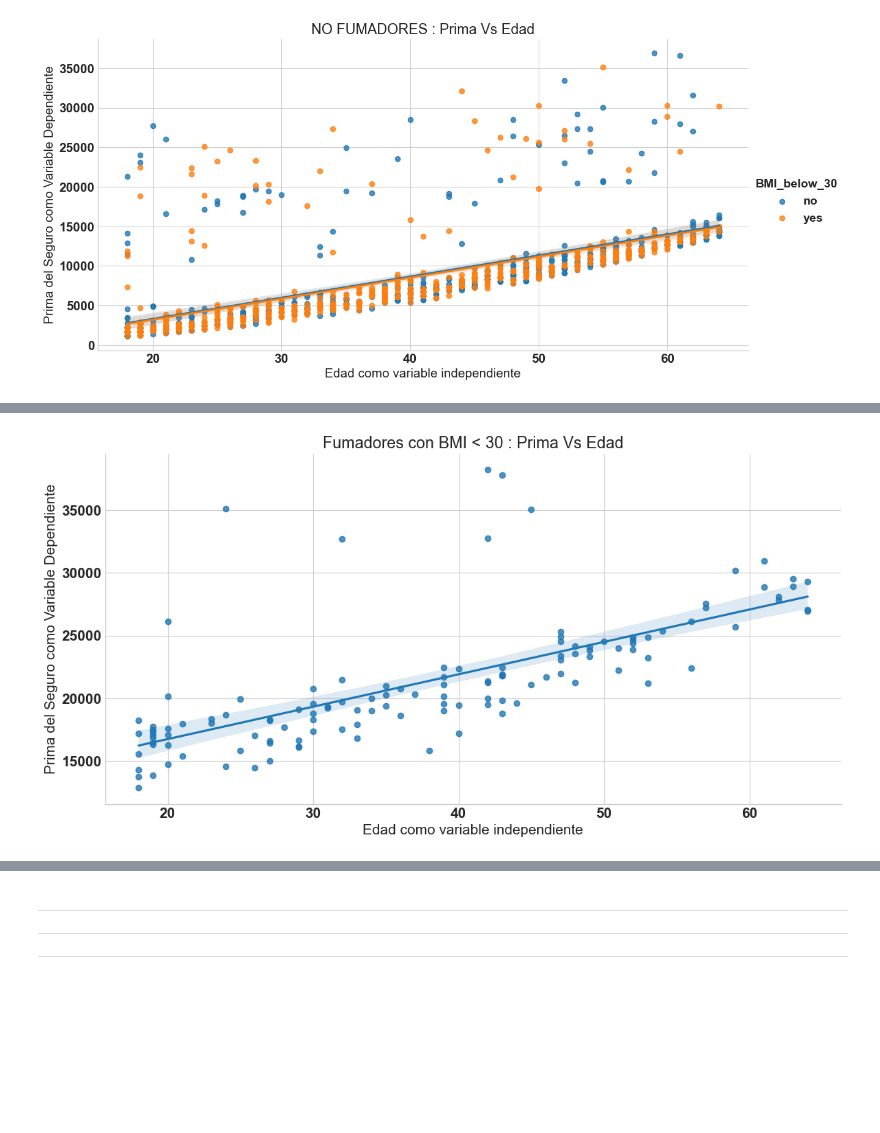
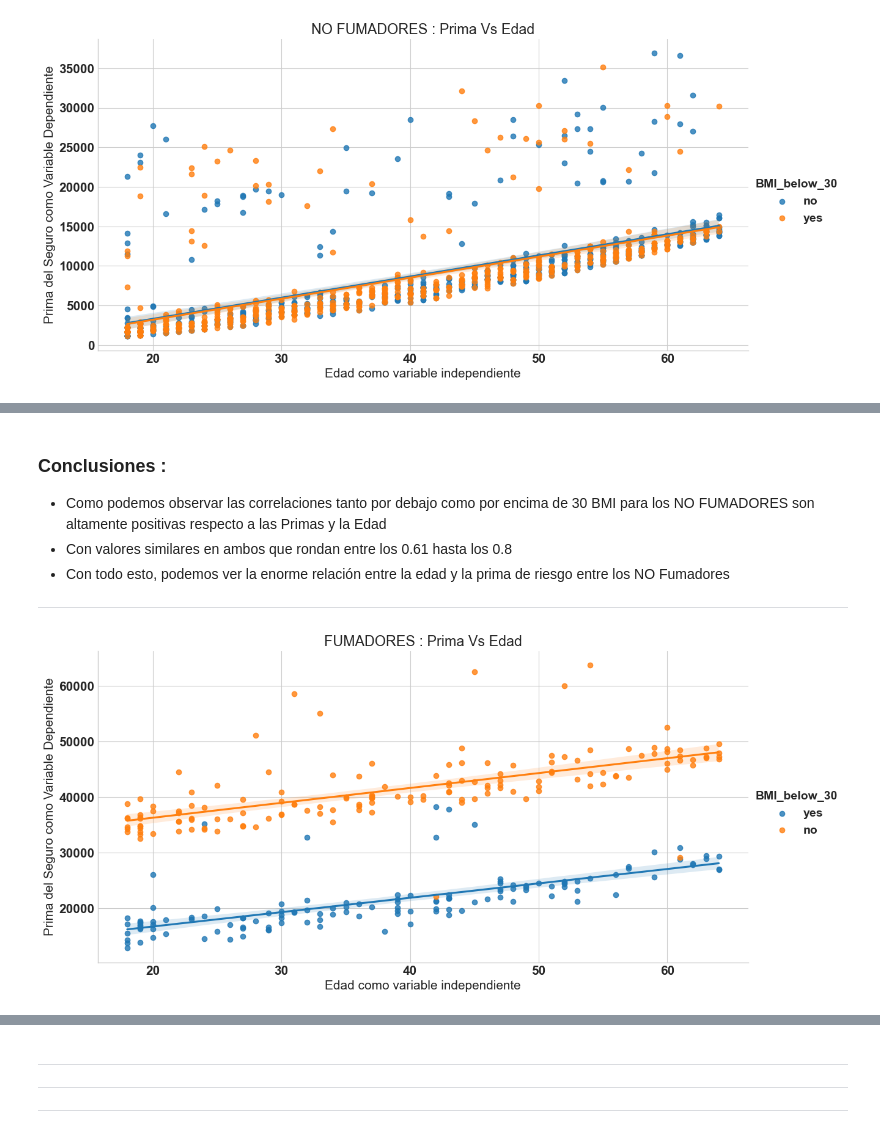
Before and after one commit to RobinGoldwing/gold-insurance, a Jupyter notebook: Proyecto ML insurance.ipynb, the cells around one changed output, grey strips where cells are left out. Saved outputs shown, nothing was run; the diff lists cells and outputs as text; code cells hidden in the pictures; blank space fills up the shorter version.

```diff
--- a/Proyecto ML insurance.ipynb
+++ b/Proyecto ML insurance.ipynb
@@ -702,7 +867,14 @@ plt.title('NO FUMADORES : Prima Vs Edad');
+# %% [markdown]
+### Conclusiones :
+- Como podemos observar las correlaciones tanto por debajo como por encima de 30 BMI para los NO FUMADORES son altamente positivas respecto a las Primas y la Edad
+- Con valores similares en ambos que rondan entre los 0.61 hasta los 0.8
+- Con todo esto, podemos ver la enorme relación entre la edad y la prima de riesgo entre los NO Fumadores
+
+---
 # %%
-sns.lmplot(x='age',y='charges',data=below30_bmi,aspect=2,height=6)
+sns.lmplot(x='age',y='charges',hue='BMI_below_30',data=filter_smoker,aspect=2,height=6)
 plt.xlabel('Edad como variable independiente')
 plt.ylabel('Prima del Seguro como Variable Dependiente')
-plt.title('Fumadores con BMI < 30 : Prima Vs Edad');
+plt.title('FUMADORES : Prima Vs Edad');
 # %% [output]
-[figure, old version]
+[figure, new version]
```
Also changed, not shown: parts of 72 cells of this notebook.
